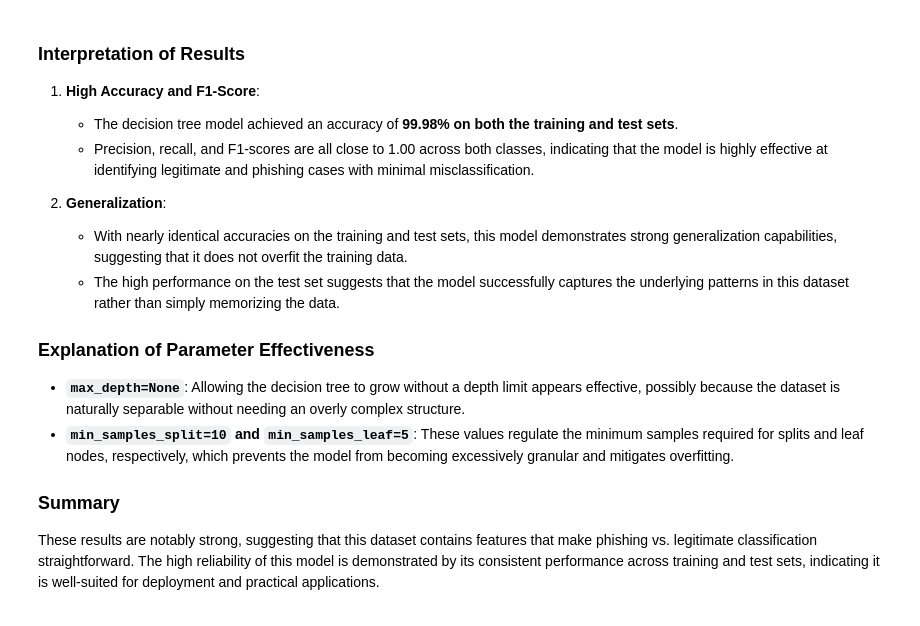
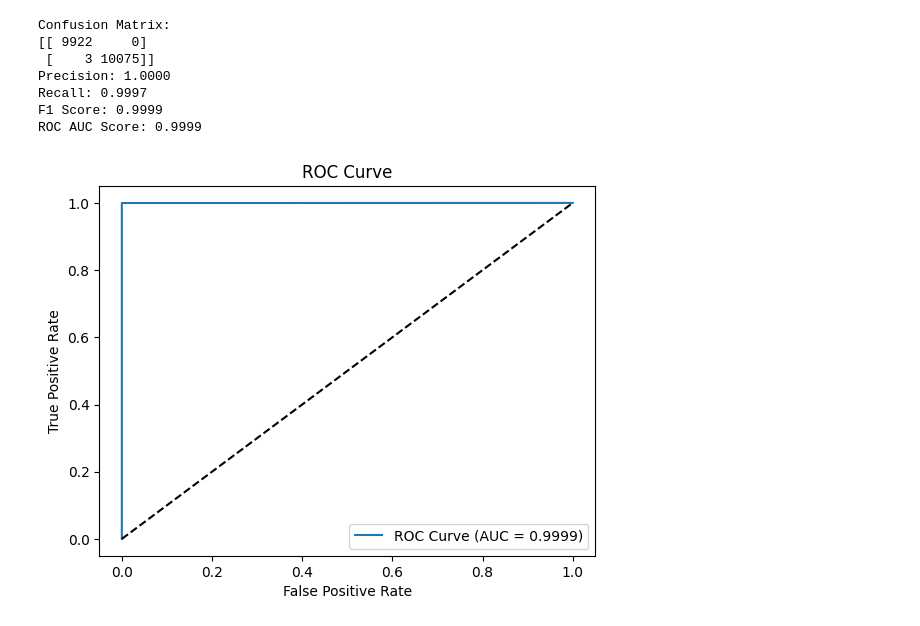
Before and after one commit to mroshan5722/Dubai_UG-6, a Jupyter notebook: notebooks/phishing/decision_phishing.ipynb, the cells around one changed output. Cells and saved outputs as stored; diff of their text form; code cells hidden in the pictures.

```diff
--- a/notebooks/phishing/decision_phishing.ipynb
+++ b/notebooks/phishing/decision_phishing.ipynb
@@ -122,19 +114,43 @@ plt.show()
-# %% [markdown]
-### Interpretation of Results
-
-1. **High Accuracy and F1-Score**:
-   - The decision tree model achieved an accuracy of **99.98% on both the training and test sets**.
-   - Precision, recall, and F1-scores are all close to 1.00 across both classes, indicating that the model is highly effective at identifying legitimate and phishing cases with minimal misclassification.
-
-2. **Generalization**:
-   - With nearly identical accuracies on the training and test sets, this model demonstrates strong generalization capabilities, suggesting that it does not overfit the training data.
-   - The high performance on the test set suggests that the model successfully captures the underlying patterns in this dataset rather than simply memorizing the data.
-
-### Explanation of Parameter Effectiveness
-
-- **`max_depth=None`**: Allowing the decision tree to grow without a depth limit appears effective, possibly because the dataset is naturally separable without needing an overly complex structure.
-- **`min_samples_split=10` and `min_samples_leaf=5`**: These values regulate the minimum samples required for splits and leaf nodes, respectively, which prevents the model from becoming excessively granular and mitigates overfitting.
-
-### Summary
-
-These results are notably strong, suggesting that this dataset contains features that make phishing vs. legitimate classification straightforward. The high reliability of this model is demonstrated by its consistent performance across training and test sets, indicating it is well-suited for deployment and practical applications.
+# %%
+# Confusion Matrix
+conf_matrix = confusion_matrix(y_test_dt, y_pred_dt)
+print("Confusion Matrix:")
+print(conf_matrix)
+
+# Precision, Recall, and F1-Score
+precision = precision_score(y_test_dt, y_pred_dt)
+recall = recall_score(y_test_dt, y_pred_dt)
+f1 = f1_score(y_test_dt, y_pred_dt)
+
+print(f"Precision: {precision:.4f}")
+print(f"Recall: {recall:.4f}")
+print(f"F1 Score: {f1:.4f}")
+
+# Calculate probabilities for the test set
+y_proba_dt = dt_model.predict_proba(X_test_dt)
+
+# y_proba_dt[:, 1] contains the probabilities for the positive class (e.g., "Phishing")
+# ROC Curve
+fpr, tpr, thresholds = roc_curve(y_test_dt, y_proba_dt[:, 1])
+roc_auc = roc_auc_score(y_test_dt, y_proba_dt[:, 1])
+
+print(f"ROC AUC Score: {roc_auc:.4f}")
+
+# Plot ROC Curve
+plt.figure()
+plt.plot(fpr, tpr, label=f'ROC Curve (AUC = {roc_auc:.4f})')
+plt.plot([0, 1], [0, 1], 'k--')
+plt.xlabel('False Positive Rate')
+plt.ylabel('True Positive Rate')
+plt.title('ROC Curve')
+plt.legend(loc='lower right')
+plt.show()
+# %% [output]
+Confusion Matrix:
+[[ 9922     0]
+ [    3 10075]]
+Precision: 1.0000
+Recall: 0.9997
+F1 Score: 0.9999
+ROC AUC Score: 0.9999
+[figure, added]
```
Also changed, not shown: parts of 28 cells of this notebook, 1 other file.
